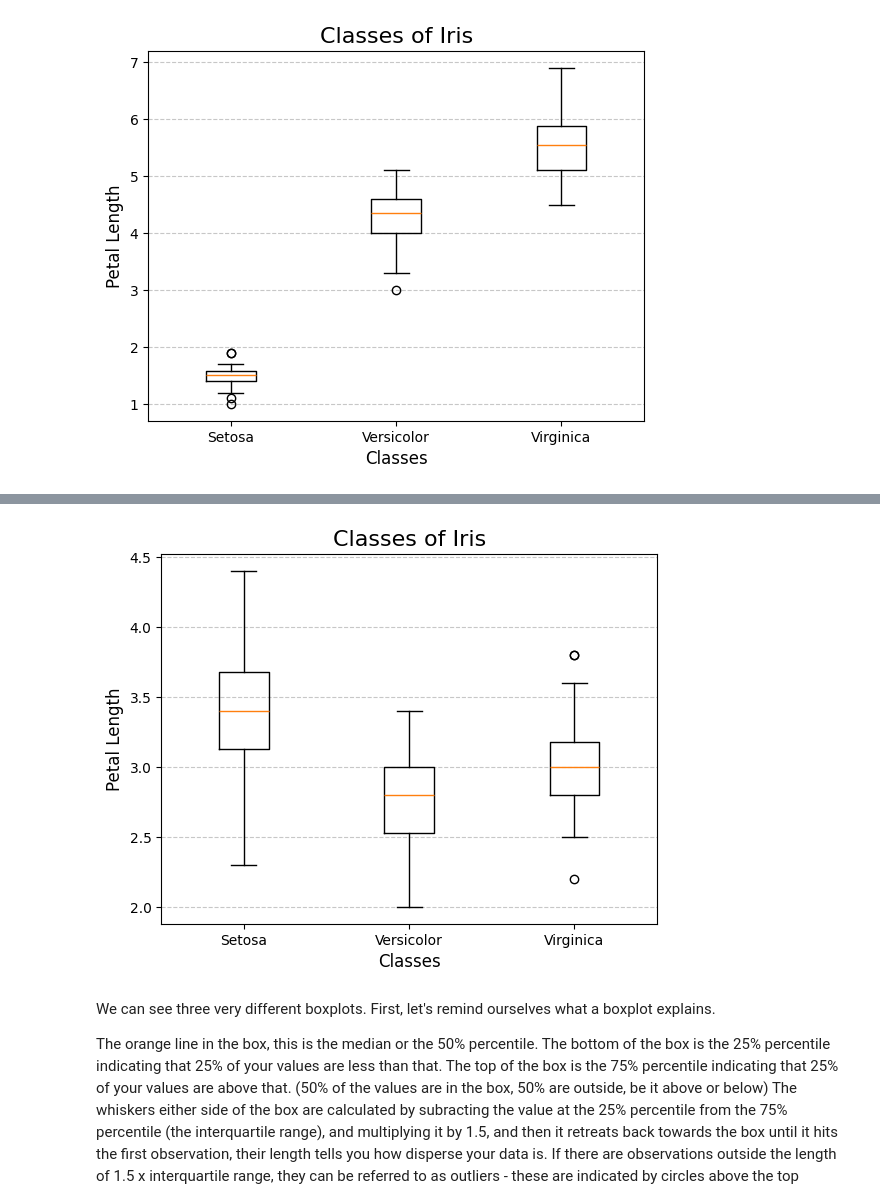
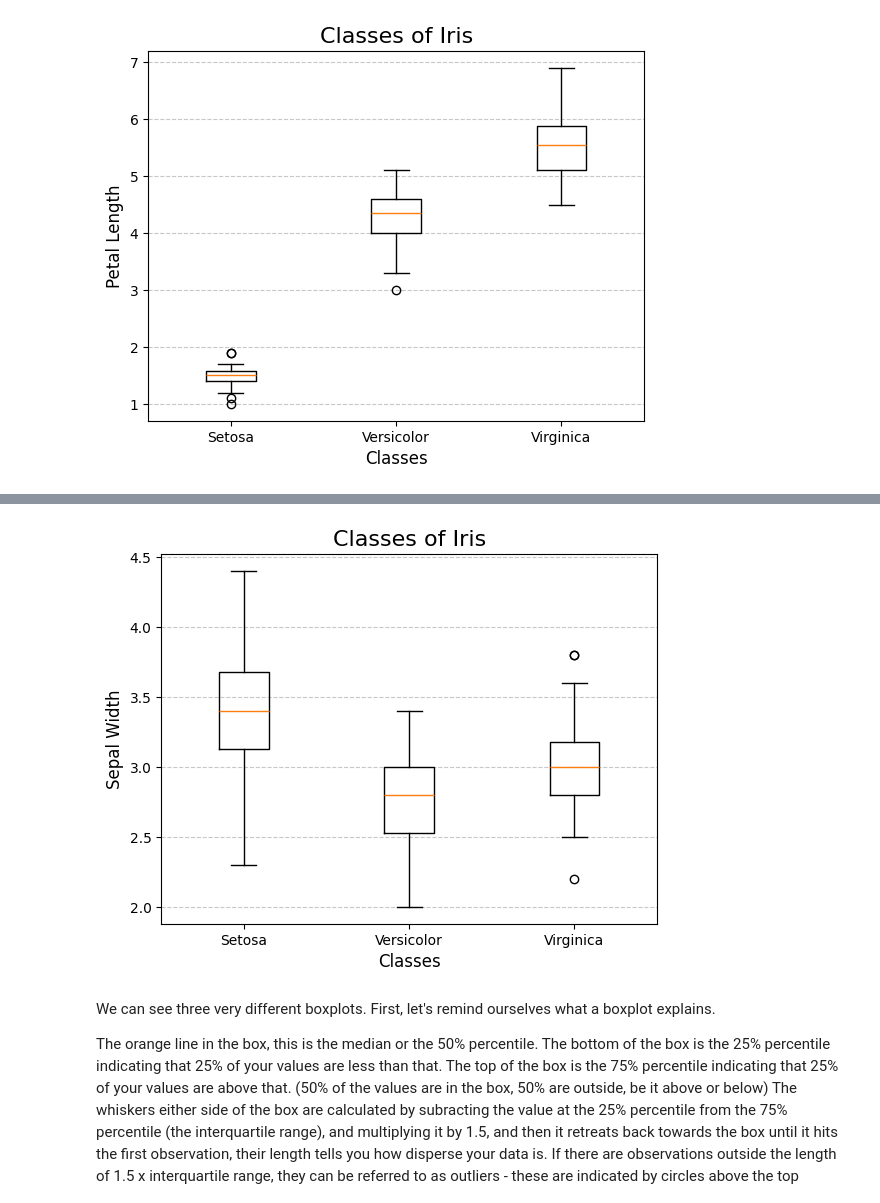
Before and after one commit to callagg2/principles_of_data_analytics, a Jupyter notebook: assessment/tasks.ipynb, the cells around one changed output, grey strips where cells are left out. Cells and saved outputs as stored; diff of their text form; code cells hidden in the pictures.

```diff
--- a/assessment/tasks.ipynb
+++ b/assessment/tasks.ipynb
@@ -699,31 +699,31 @@ plt.savefig("boxplot_of_sepal_lengths.png")
 # %%
 # *************************************************************************************************************************************************************
 # *************** Box plots of Sepal Widths *************************************************************************************
 # *************************************************************************************************************************************************************
 
 sepal_widths=np.array([setosa_sepal_width, versicolor_sepal_width,virginica_sepal_width])
 #print(petal_lengths)
 # create figure, axis
 fig, ax = plt.subplots()
 
 # create boxplot, we will use .T because we need to transpose our data to make rows columns and columns rows because thats what boxplot expect)
 ax.boxplot(sepal_widths.T)
 
 # title
 ax.set_title("Classes of Iris", fontsize=16)
 
 # axis labels
 ax.set_xlabel("Classes", fontsize=12)
-ax.set_ylabel("Petal Length", fontsize=12)
+ax.set_ylabel("Sepal Width", fontsize=12)
 
 # set names of x-axis ticks, just puts the names on the horizontal axis
 ax.set_xticks([1,2,3],["Setosa","Versicolor","Virginica"], fontsize=10)
 
 # add a grid so we have horizontal dotted lines making it easier to see the values on the chart, alpha is how transparent the dotted lines are
 ax.grid(axis="y", linestyle="--", alpha=0.7)
 plt.savefig("boxplot_of_sepal_widths.png")
 # %% [output]
-[figure, old version]
+[figure, new version]
 # %% [markdown]
 We can see three very different boxplots. First, let's remind ourselves what a boxplot explains.
 
```
Also changed, not shown: parts of 7 cells of this notebook, 3 other files.
